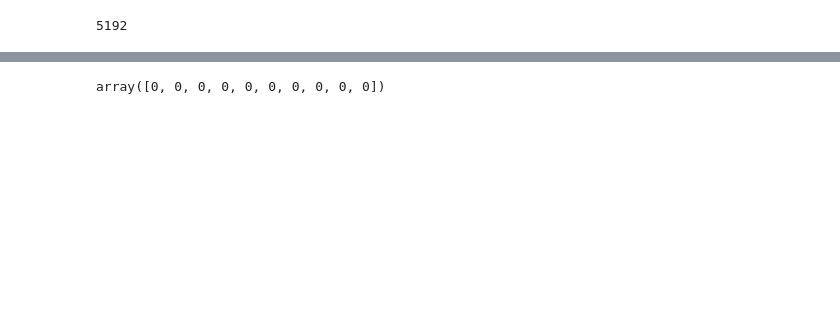
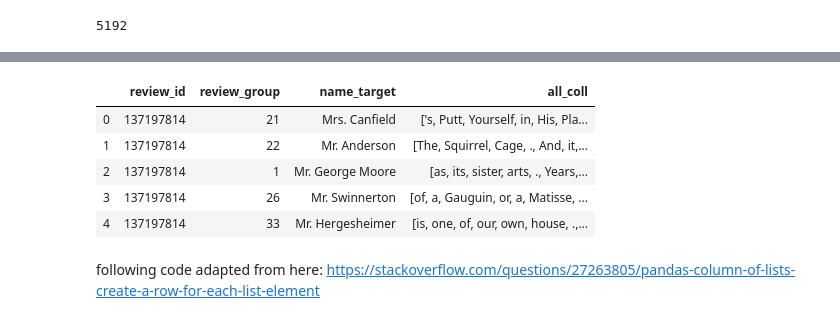
Before and after one commit to mjlavin80/aps_review_classification, a Jupyter notebook: jupyter_notebooks/author_collocations2.ipynb, the cells around one changed output, grey strips where cells are left out. Cells and saved outputs as stored; diff of their text form; code cells hidden in the pictures; blank space fills up the shorter version.

```diff
--- a/jupyter_notebooks/author_collocations2.ipynb
+++ b/jupyter_notebooks/author_collocations2.ipynb
@@ -72,10 +102,10 @@ name_indices
 # %%
 for e, span in enumerate(spans):
-    print(e, span)
-    print(name_indices[e] < 3)
-    if (name_indices[e] < 3):
-        print(e)
-        ftoks = list((3-ni[e])*"^")
+    #print(e, span)
+    #print(name_indices[e] < 3)
+    if (name_indices[e] < 7):
+        #print(e)
+        ftoks = list((7-name_indices[e])*"^")
         ftoks.extend((toks))
-        print(ftoks[0:(ni[e]+3+(3-ni[e]))])
+        print(ftoks[0:(name_indices[e]+8+(7-name_indices[e]))])
 # %% [output]
@@ -430,4 +297,0 @@ targ_array = ravel(target_df)
-# %%
-targ_array[:10]
-# %% [output]
-array([0, 0, 0, 0, 0, 0, 0, 0, 0, 0])
@@ -435,0 +298,13 @@ mi_array = mutual_info_classif(feature_df, targ_array)
+# %%
+temp = coll_df[['review_id' , 'review_group' , 'name_target' , 'all_coll']]
+# %%
+temp.head()
+# %% [output]
+|  | review_id | review_group | name_target | all_coll |
+| 0 | 137197814 | 21 | Mrs. Canfield | ['s, Putt, Yourself, in, His, Pla... |
+| 1 | 137197814 | 22 | Mr. Anderson | [The, Squirrel, Cage, ., And, it,... |
+| 2 | 137197814 | 1 | Mr. George Moore | [as, its, sister, arts, ., Years,... |
+| 3 | 137197814 | 26 | Mr. Swinnerton | [of, a, Gauguin, or, a, Matisse, ... |
+| 4 | 137197814 | 33 | Mr. Hergesheimer | [is, one, of, our, own, house, .,... |
+# %% [markdown]
+following code adapted from here: https://stackoverflow.com/questions/27263805/pandas-column-of-lists-create-a-row-for-each-list-element
```
Also changed, not shown: parts of 90 cells of this notebook, 1 other file.
